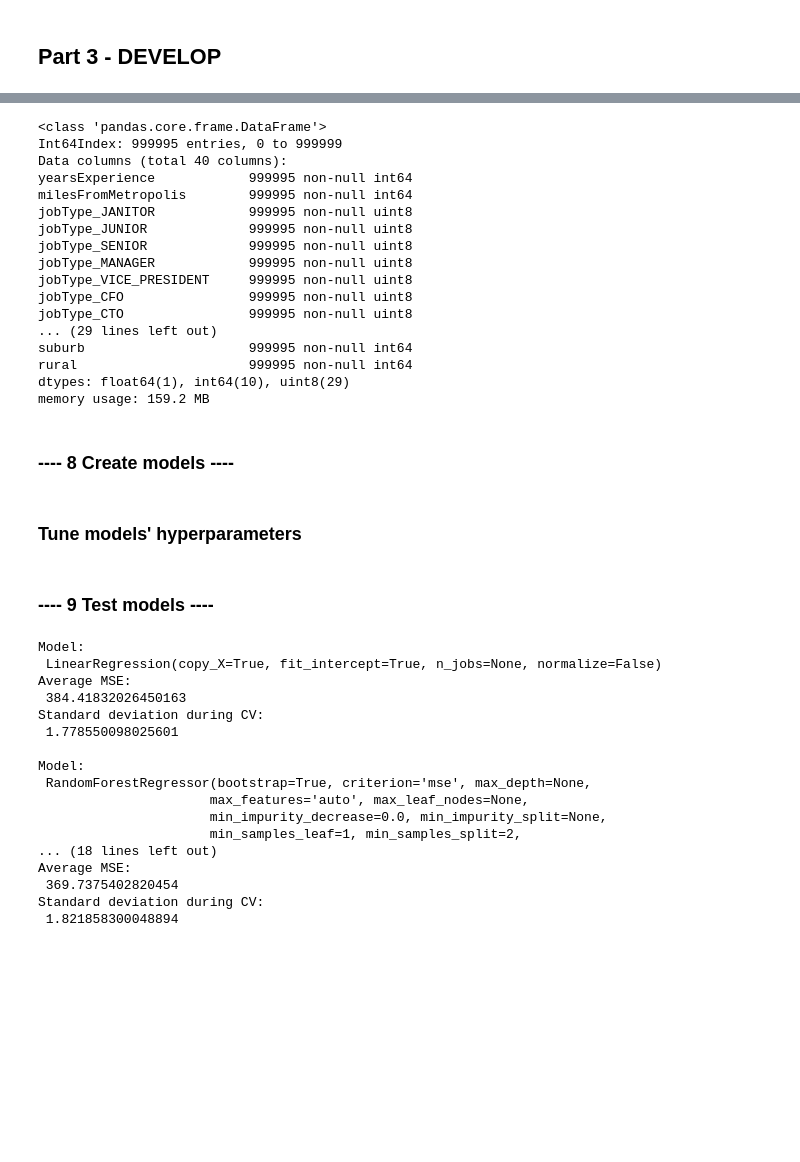
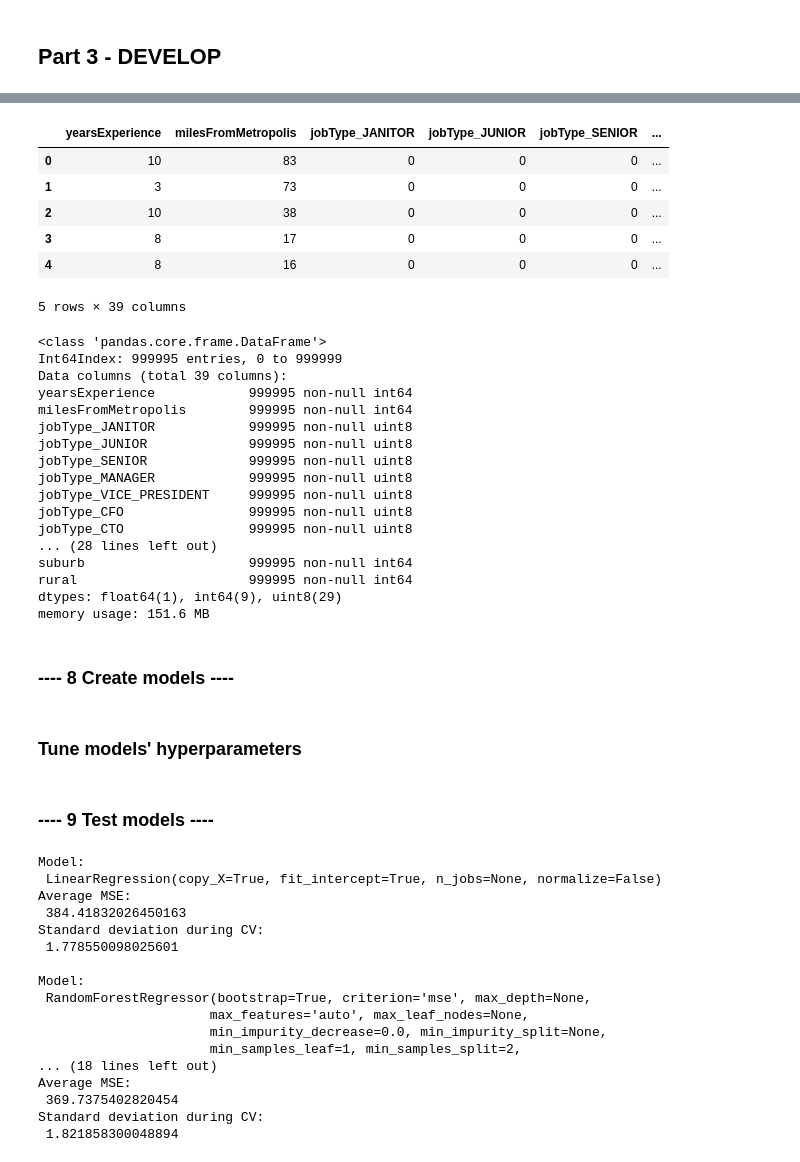
Before and after one commit to HieuNguyen258/Are-we-overpaying-our-employees-, a Jupyter notebook: Salary Prediction Project.ipynb, the cells around one changed output, grey strips where cells are left out. Saved outputs shown, nothing was run; the diff lists cells and outputs as text; code cells hidden in the pictures; blank space fills up the shorter version.

```diff
--- a/Salary Prediction Project.ipynb
+++ b/Salary Prediction Project.ipynb
@@ -513,23 +515,15 @@ train_cleaned_target = train_cleaned.salary
 # %%
+#create imputedAge feature
+train_cleaned_features['imputedAge'] = 7 + train_cleaned_features['yearsExperience']
+train_cleaned_features.loc[train_cleaned_features['degree'] == 'NONE', 'imputedAge'] = 11 + train_cleaned_features['imputedAge']
+train_cleaned_features.loc[train_cleaned_features['degree'] == 'HIGH_SCHOOL', 'imputedAge'] = 12 + train_cleaned_features['imputedAge']
+train_cleaned_features.loc[train_cleaned_features['degree'] == 'BACHELORS', 'imputedAge'] = 16 + train_cleaned_features['imputedAge']
+train_cleaned_features.loc[train_cleaned_features['degree'] == 'MASTERS', 'imputedAge'] = 18 + train_cleaned_features['imputedAge']
+train_cleaned_features.loc[train_cleaned_features['degree'] == 'DOCTORAL', 'imputedAge'] = 25 + train_cleaned_features['imputedAge']
+
 #produce dummy variables for categorical features
 cat_df = pd.get_dummies(train_cleaned[cat_features])
 train_cleaned_features = pd.concat([train_cleaned[num_features], cat_df], axis=1)
-
-#create imputedAge feature
-def imputingAge(row):
-    if row['degree_NONE'] == 1:
-        val = 7 + row['yearsExperience'] + 11
-    elif row['degree_HIGH_SCHOOL'] == 1:
-        val = 7 + row['yearsExperience'] + 12
-    elif row['degree_BACHELORS'] == 1:
-        val = 7 + row['yearsExperience'] + 16
-    elif row['degree_MASTERS'] == 1:
-        val = 7 + row['yearsExperience'] + 18
-    else:
-        val = 7 + row['yearsExperience'] + 25
-    return val
-
-train_cleaned_features['imputedAge'] = train_cleaned_features.apply(imputingAge, axis = 1)
 
 #create longTenure feature
 train_cleaned_features.loc[train_cleaned_features['yearsExperience'] >= 10, 'longTenure'] = 1
@@ -569,12 +563,23 @@ train_cleaned_features.loc[(train_cleaned_features['milesFromMetropolis'] > 10)
 #create rural feature
 train_cleaned_features['rural'] = 0
 train_cleaned_features.loc[train_cleaned_features['milesFromMetropolis'] > 50, 'rural'] = 1
+# %%
+#cleaned train features set after feature engineering
+train_cleaned_features.head()
+# %% [output]
+|  | yearsExperience | milesFromMetropolis | jobType_JANITOR | jobType_JUNIOR | jobType_SENIOR | ... |
+| 0 | 10 | 83 | 0 | 0 | 0 | ... |
+| 1 | 3 | 73 | 0 | 0 | 0 | ... |
+| 2 | 10 | 38 | 0 | 0 | 0 | ... |
+| 3 | 8 | 17 | 0 | 0 | 0 | ... |
+| 4 | 8 | 16 | 0 | 0 | 0 | ... |
+5 rows × 39 columns
 # %%
 train_cleaned_features.info()
 # %% [output]
 <class 'pandas.core.frame.DataFrame'>
 Int64Index: 999995 entries, 0 to 999999
-Data columns (total 40 columns):
+Data columns (total 39 columns):
 yearsExperience            999995 non-null int64
 milesFromMetropolis        999995 non-null int64
 jobType_JANITOR            999995 non-null uint8
@@ -584,13 +589,12 @@ jobType_MANAGER            999995 non-null uint8
 jobType_VICE_PRESIDENT     999995 non-null uint8
 jobType_CFO                999995 non-null uint8
 jobType_CTO                999995 non-null uint8
-... (29 lines left out)
+... (28 lines left out)
 suburb                     999995 non-null int64
 rural                      999995 non-null int64
-dtypes: float64(1), int64(10), uint8(29)
-memory usage: 159.2 MB
+dtypes: float64(1), int64(9), uint8(29)
+memory usage: 151.6 MB
 # %% [markdown]
-<a id = '8'></a>
 ### ---- 8 Create models ----
 # %%
 #initialize models
@@ -607,7 +610,6 @@ models.extend([lr, rf, gbm])
 # %% [markdown]
 ### Tune models' hyperparameters
 # %% [markdown]
-<a id = '9'></a>
 ### ---- 9 Test models ----
 # %%
 for model in models:
```
Also changed, not shown: parts of 22 cells of this notebook.
